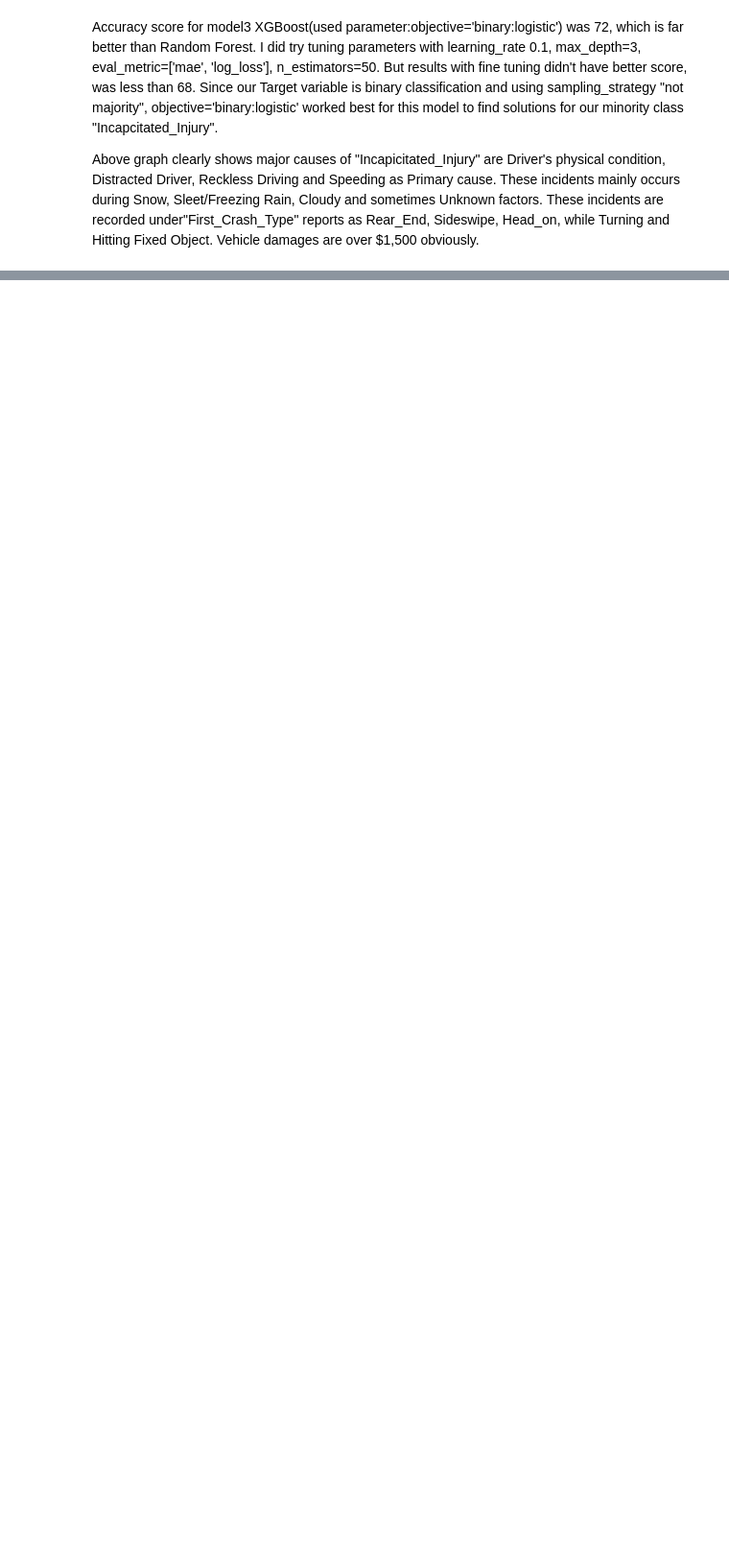
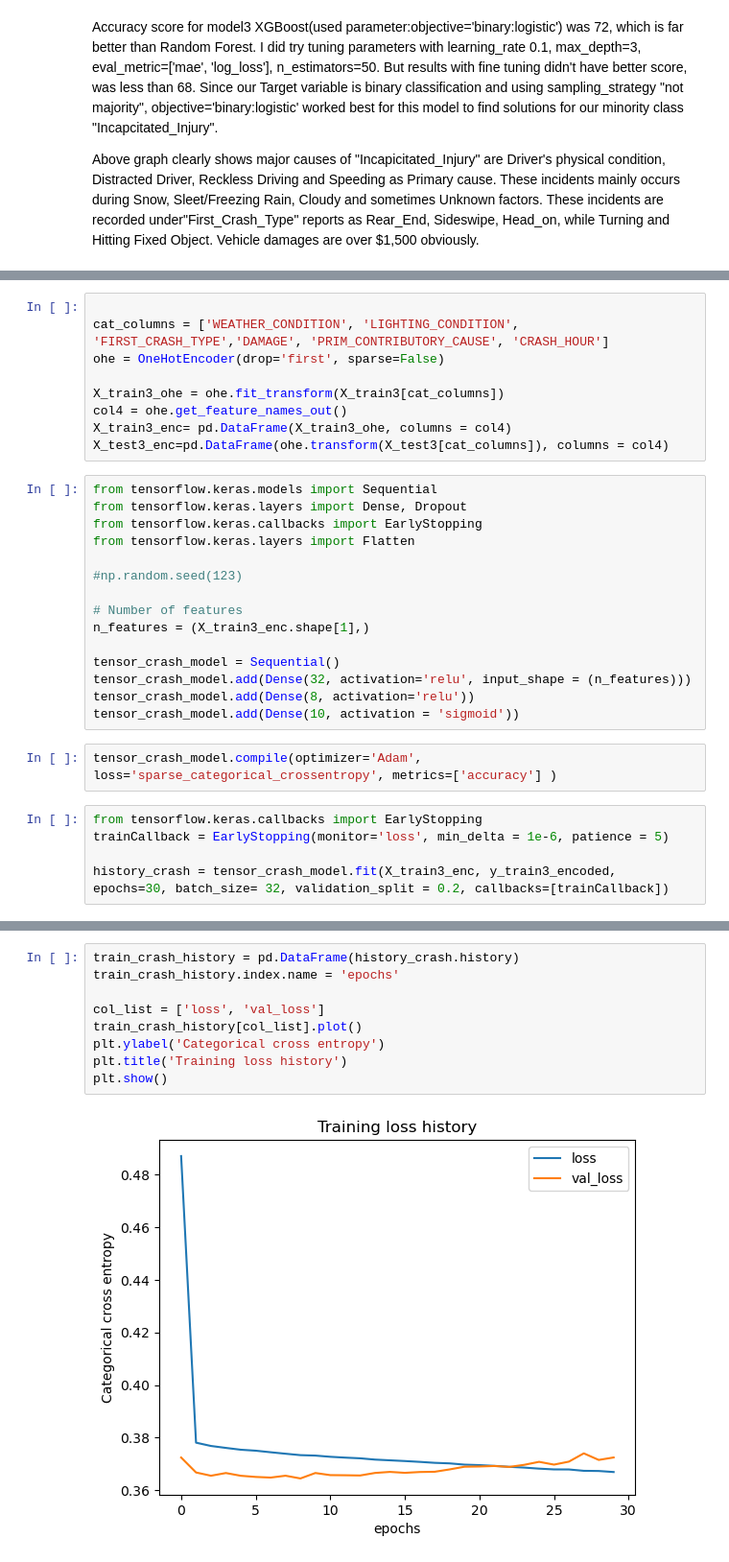
Before and after one commit to YamunaU75/ChicagoCarCrashes_Phase4, a Jupyter notebook: CarCrashesNt1.ipynb, the cells around one changed output, grey strips where cells are left out. Shown at 96% size. Cells and saved outputs as stored; diff of their text form; blank space fills up the shorter version.

```diff
--- a/CarCrashesNt1.ipynb
+++ b/CarCrashesNt1.ipynb
@@ -807,0 +840,31 @@ are over $1,500 obviously.
+# %%
+
+cat_columns = ['WEATHER_CONDITION', 'LIGHTING_CONDITION', 'FIRST_CRASH_TYPE','DAMAGE', 'PRIM_CONTRIBUTORY_CAUSE', 'CRASH_HOUR']
+ohe = OneHotEncoder(drop='first', sparse=False)
+
+X_train3_ohe = ohe.fit_transform(X_train3[cat_columns])
+col4 = ohe.get_feature_names_out()
+X_train3_enc= pd.DataFrame(X_train3_ohe, columns = col4)
+X_test3_enc=pd.DataFrame(ohe.transform(X_test3[cat_columns]), columns = col4)
+# %%
+from tensorflow.keras.models import Sequential
+from tensorflow.keras.layers import Dense, Dropout
+from tensorflow.keras.callbacks import EarlyStopping
+from tensorflow.keras.layers import Flatten
+
+#np.random.seed(123)
+
+# Number of features
+n_features = (X_train3_enc.shape[1],)
+
+tensor_crash_model = Sequential()
+tensor_crash_model.add(Dense(32, activation='relu', input_shape = (n_features)))
+tensor_crash_model.add(Dense(8, activation='relu'))
+tensor_crash_model.add(Dense(10, activation = 'sigmoid'))
+# %%
+tensor_crash_model.compile(optimizer='Adam', loss='sparse_categorical_crossentropy', metrics=['accuracy'] )
+# %%
+from tensorflow.keras.callbacks import EarlyStopping
+trainCallback = EarlyStopping(monitor='loss', min_delta = 1e-6, patience = 5)
+
+history_crash = tensor_crash_model.fit(X_train3_enc, y_train3_encoded, epochs=30, batch_size= 32, validation_split = 0.2, callbacks=[trainCallback])
@@ -807,0 +914,11 @@ are over $1,500 obviously.
+# %%
+train_crash_history = pd.DataFrame(history_crash.history)
+train_crash_history.index.name = 'epochs'
+
+col_list = ['loss', 'val_loss']
+train_crash_history[col_list].plot()
+plt.ylabel('Categorical cross entropy')
+plt.title('Training loss history')
+plt.show()
+# %% [output]
+[figure, added]
```
Also changed, not shown: parts of 19 cells of this notebook, 2 other files.
